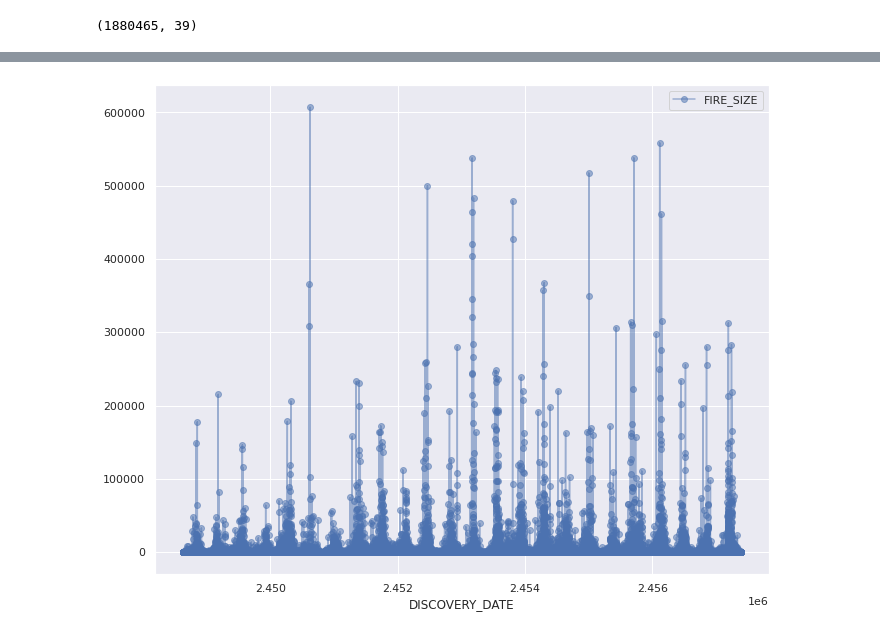
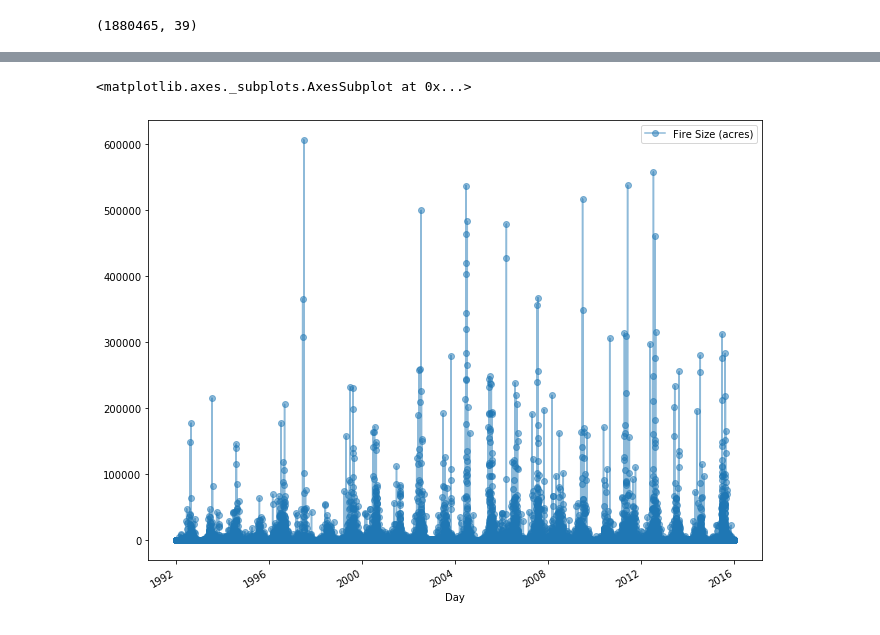
Before and after one commit to mcmarius/InformationVisualization, a Jupyter notebook: Timeseries.ipynb, the cells around one changed output, grey strips where cells are left out. Drawn from its saved outputs; the diff is of its cells as text; code cells hidden in the pictures.

Commit message:
Add more plots

```diff
--- a/Timeseries.ipynb
+++ b/Timeseries.ipynb
@@ -11,3 +11,7 @@ print(fires.shape)
 con.close()
 # %% [output]
 (1880465, 39)
+# %%
+epoch = pd.to_datetime(0, unit='s').to_julian_date()
+discovery_dates = pd.to_datetime(fires['DISCOVERY_DATE'] - epoch, unit='D')
+fires['DISCOVERY_DATE']=discovery_dates
@@ -50,5 +51,5 @@ minifires
 # %%
-# cols_plot = ['DISCOVERY_DATE', 'FIRE_SIZE']
-axes = fires.plot(x='DISCOVERY_DATE', y='FIRE_SIZE', marker='o', linestyle='-', alpha=0.5, figsize=(11, 9))
+fires.rename(columns={"DISCOVERY_DATE": "Day", "FIRE_SIZE": "Fire Size (acres)"}).plot(x='Day', y='Fire Size (acres)', marker='o', linestyle='-', alpha=0.5, figsize=(11, 9), legend=True)
 # %% [output]
+<matplotlib.axes._subplots.AxesSubplot at 0x...>
-[figure, old version]
+[figure, new version]
```
Also changed, not shown: parts of 8 cells of this notebook.
